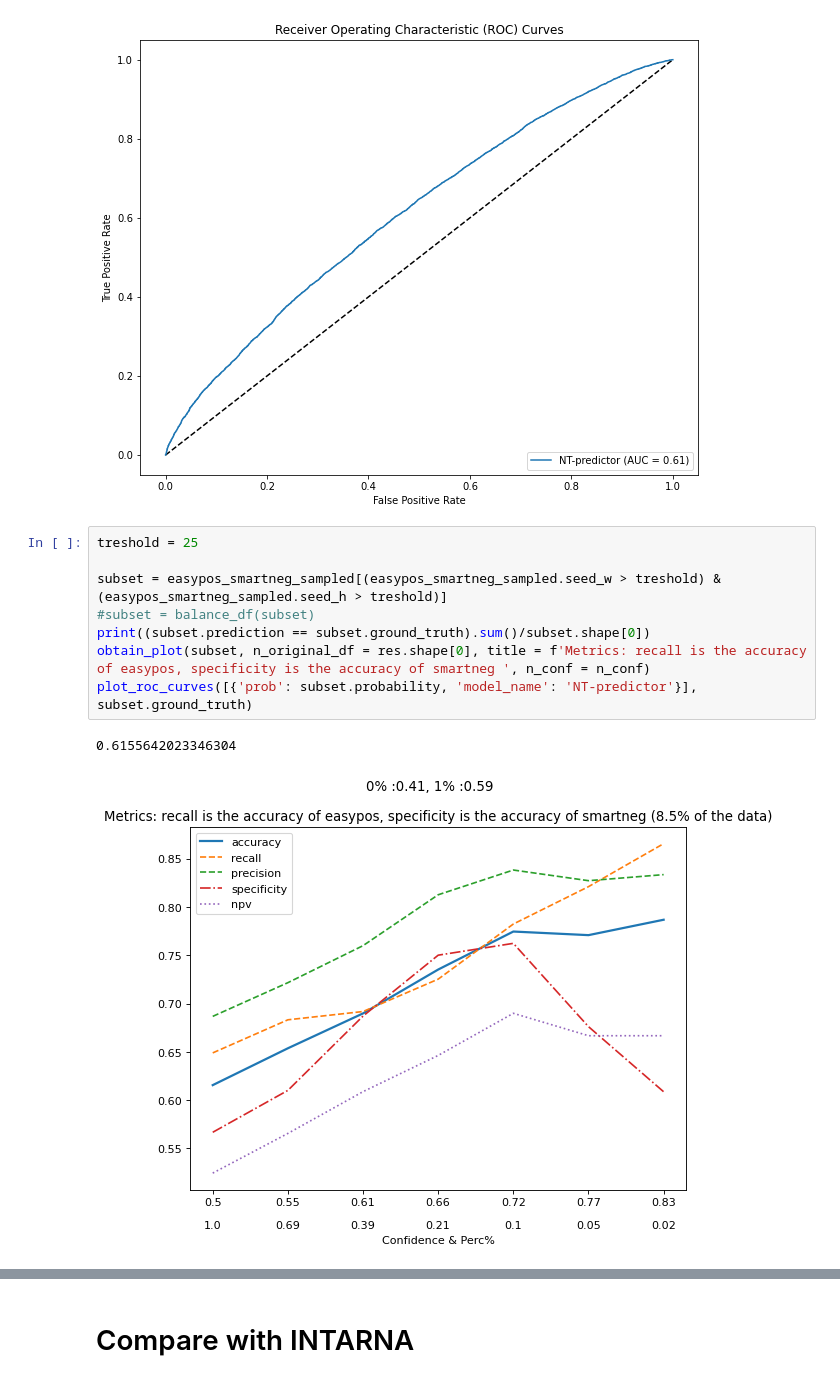
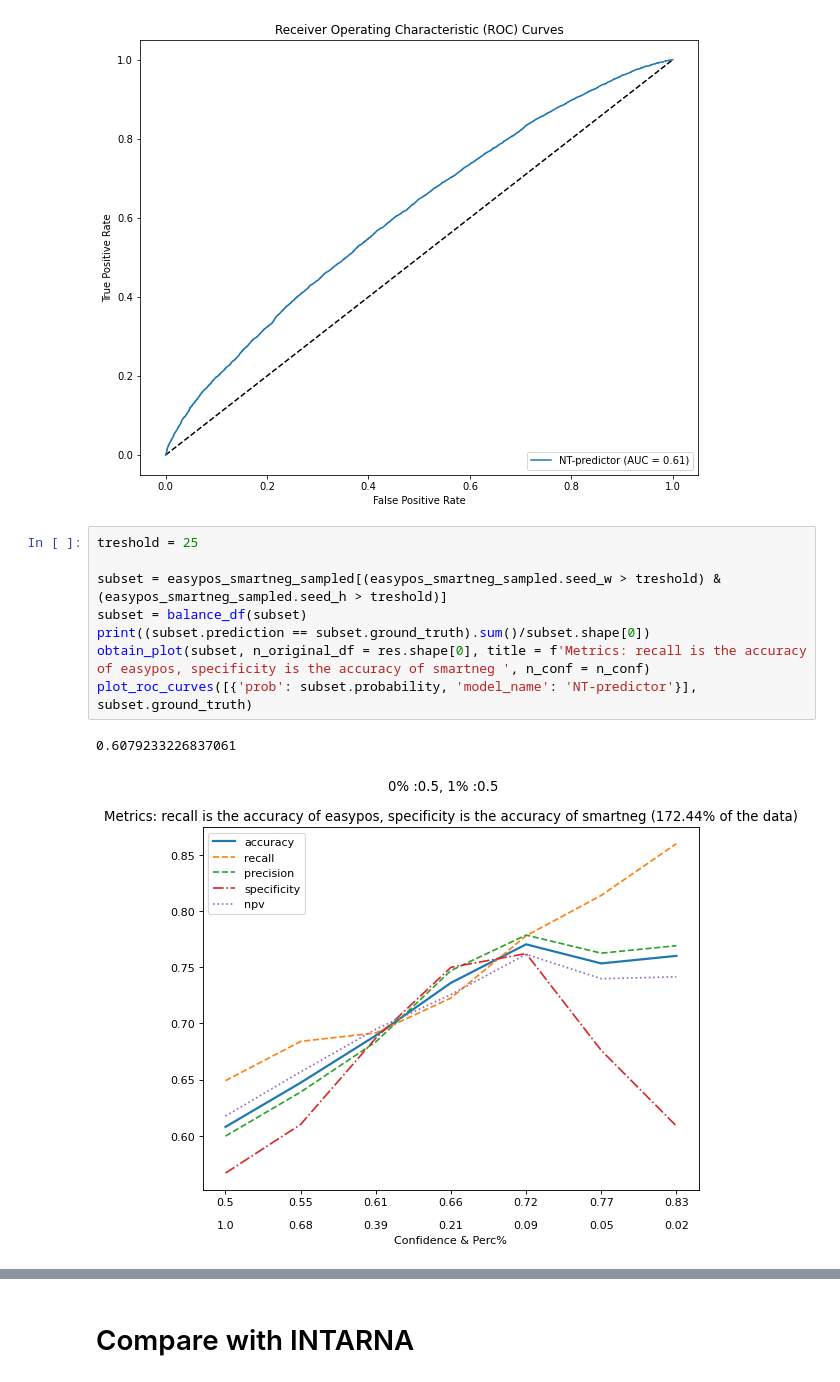
Before and after one commit to giorgiobini/RIME, a Jupyter notebook: src/plot_test2_results500-INTERACTION_LENGTH.ipynb, the cells around one changed output, grey strips where cells are left out. Drawn from its saved outputs; the diff is of its cells as text.

```diff
--- a/src/plot_test2_results500-INTERACTION_LENGTH.ipynb
+++ b/src/plot_test2_results500-INTERACTION_LENGTH.ipynb
@@ -152,14 +152,14 @@ plot_roc_curves([{'prob': easypos_smartneg_sampled.probability, 'model_name': 'N
 # %%
 treshold = 25
 
 subset = easypos_smartneg_sampled[(easypos_smartneg_sampled.seed_w > treshold) & (easypos_smartneg_sampled.seed_h > treshold)]
-#subset = balance_df(subset)
+subset = balance_df(subset)
 print((subset.prediction == subset.ground_truth).sum()/subset.shape[0])
 obtain_plot(subset, n_original_df = res.shape[0], title = f'Metrics: recall is the accuracy of easypos, specificity is the accuracy of smartneg ', n_conf = n_conf)
 plot_roc_curves([{'prob': subset.probability, 'model_name': 'NT-predictor'}], subset.ground_truth)
 # %% [output]
-0.6155642023346304
+0.6079233226837061
-[figure, old version]
+[figure, new version]
 [figure]
 # %%
 tresholds = np.linspace(5, 50, 10).astype(int)
```
Also changed, not shown: parts of 4 cells of this notebook, 9 other files.
